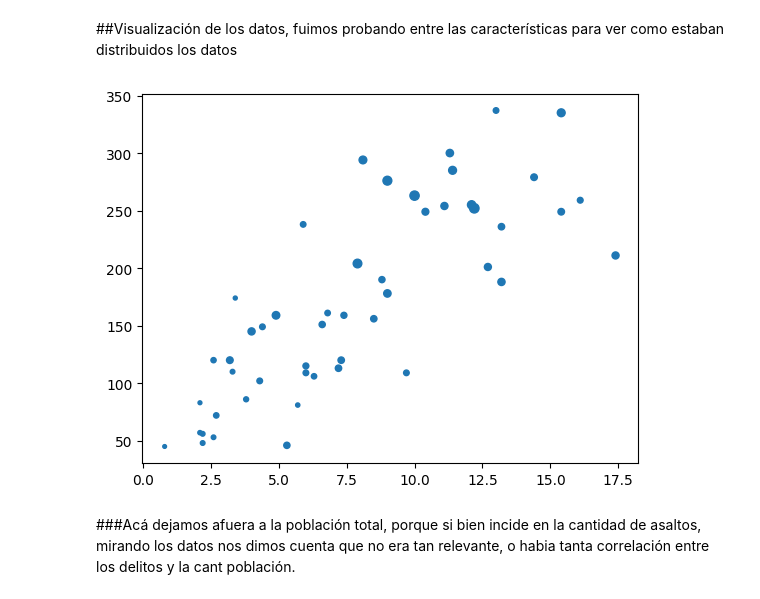
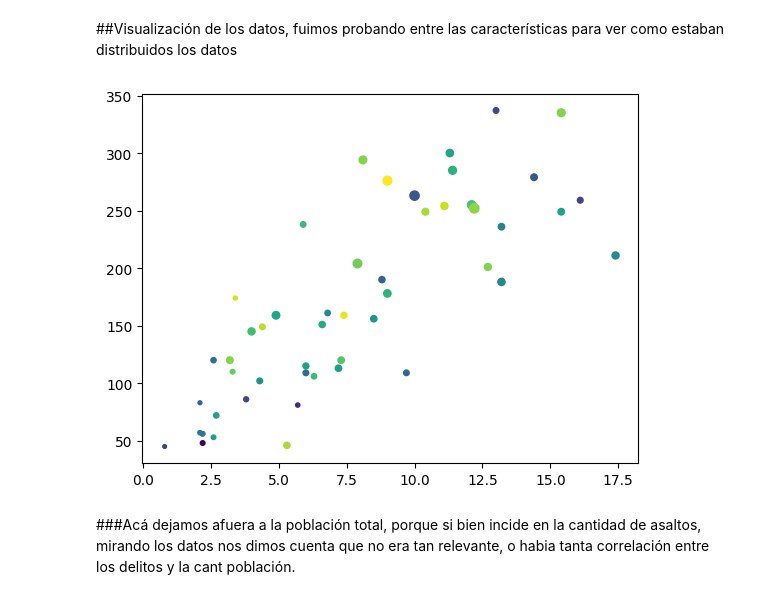
Before and after one commit to depradaboris/CrimenesClustering, a Jupyter notebook: Crimenes_dePradaBoris_FernandezDana_GaticaGerman.ipynb, the cells around one changed output. Cells and saved outputs as stored; diff of their text form; code cells hidden in the pictures.

```diff
--- a/Crimenes_dePradaBoris_FernandezDana_GaticaGerman.ipynb
+++ b/Crimenes_dePradaBoris_FernandezDana_GaticaGerman.ipynb
@@ -34,8 +34,8 @@ df.tail()
 # %% [markdown]
 ##Visualización de los datos, fuimos probando entre las características para ver como estaban distribuidos los datos
 # %%
-plt.scatter(df['Asesinatos'], df['Asaltos'],df['Violaciones'])
+plt.scatter(df['Asesinatos'], df['Asaltos'],df['Violaciones'],df['Poblacion Urbana'])
 plt.show()
 # %% [output]
-[figure, old version]
+[figure, new version]
 # %%
```
Also changed, not shown: parts of 5 cells of this notebook.
